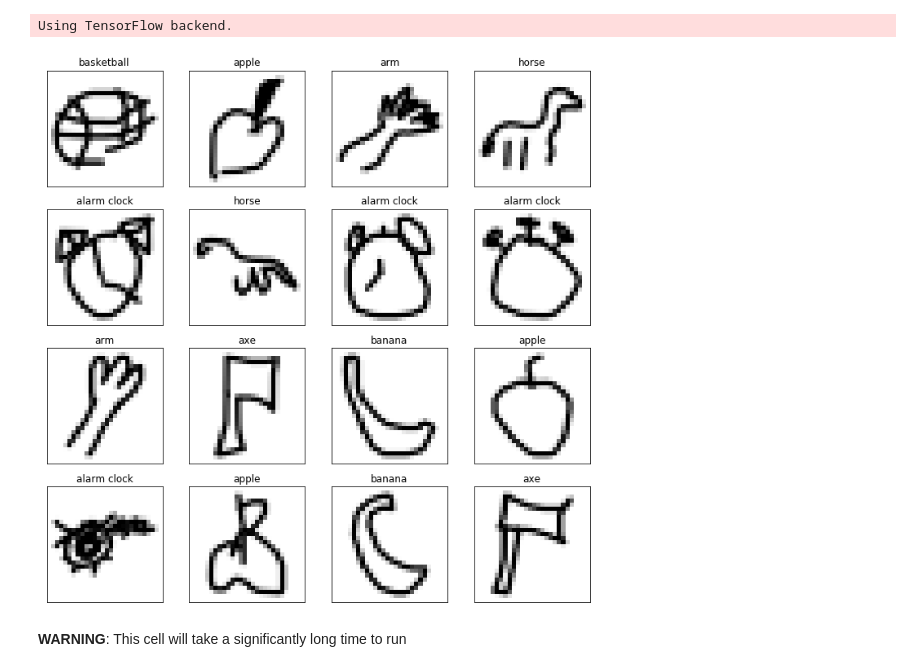
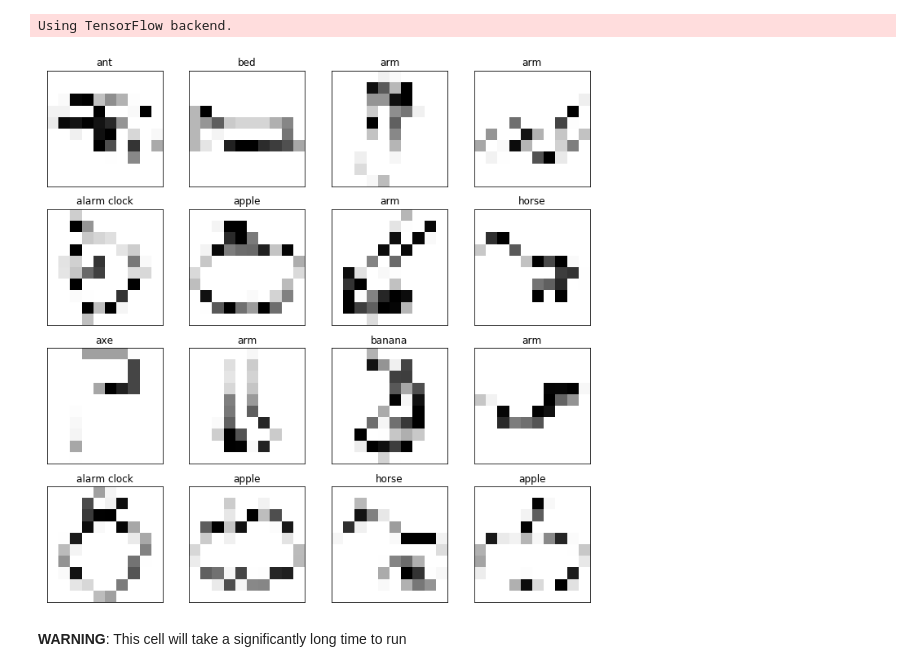
Before and after one commit to xiyunxie/cse574-machine-learning, a Jupyter notebook: pa2/PA2-Part2.ipynb, the cells around one changed output. Saved outputs shown, nothing was run; the diff lists cells and outputs as text; code cells hidden in the pictures.

```diff
--- a/pa2/PA2-Part2.ipynb
+++ b/pa2/PA2-Part2.ipynb
@@ -40,10 +40,10 @@ classes = ['apple', 'airplane', 'basketball', 'axe', 'banana', 'horse', 'arm', '
 # Preparing the data set
 with open('AI_quick_draw.pickle', 'rb') as open_ai_quick:
     data_train = pickle.load(open_ai_quick)
-#     data_train = resize_images(data_train,(15,15))
+    data_train = resize_images(data_train,(10,10))
     label_train1 = pickle.load(open_ai_quick)
     data_test = pickle.load(open_ai_quick)
-#     data_test = resize_images(data_test,(15,15))
+    data_test = resize_images(data_test,(10,10))
     label_test1 = pickle.load(open_ai_quick)
 n_classes = len(np.unique(label_train1))
 # convert labels to 0-1 hot encoding
@@ -59,15 +59,15 @@ label_test[c, d] = 1
 # %%
 # visualize some images
 fig = plt.figure(figsize=[12,12])
 for i in range(16):
     ax = plt.subplot(4,4,i+1)
     ind = np.random.randint(0,data_train.shape[0])
-    plt.imshow(data_train[ind,:].reshape((28,28)),cmap='Greys')
+    plt.imshow(data_train[ind,:].reshape((10,10)),cmap='Greys')
     plt.xticks([])
     plt.yticks([])
     t = plt.title(classes[int(label_train1[ind])])
 # %% [output]
-[figure, old version]
+[figure, new version]
 # %%
 # for some macosx installations, conflicting copies of mpilib causes trouble with tensorflow.
 # use the following two lines to resolve that issue
```
Also changed, not shown: parts of 1 cell of this notebook.
